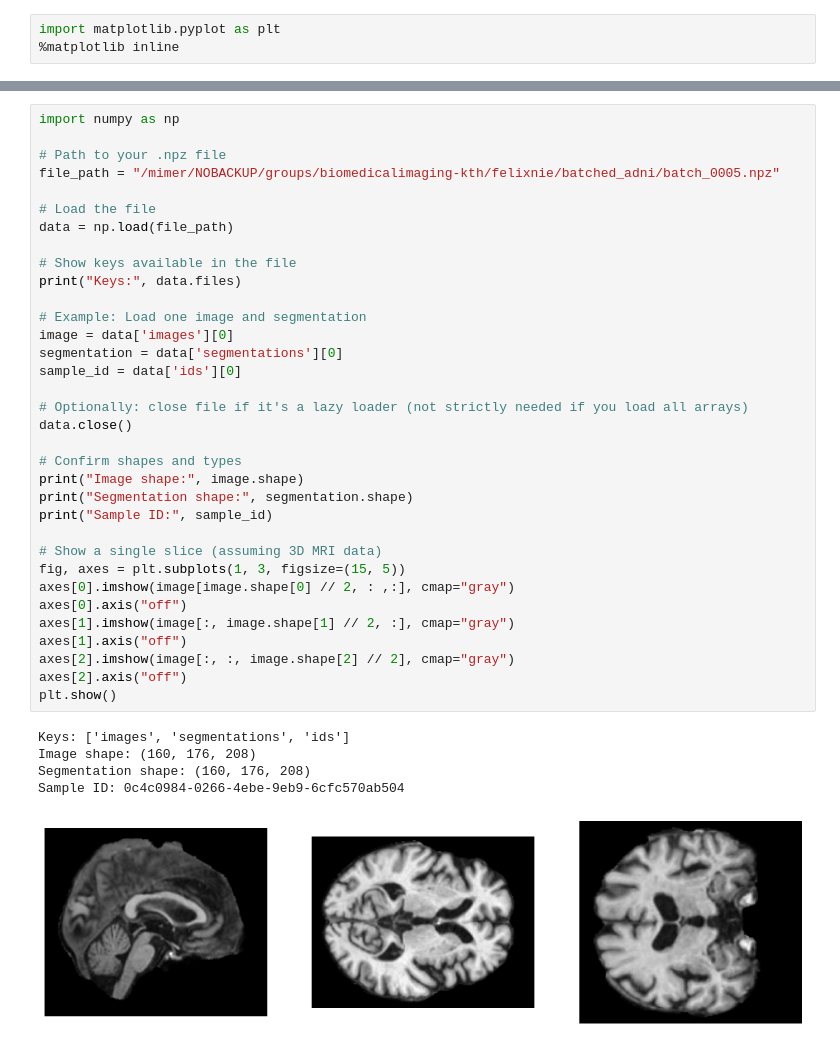
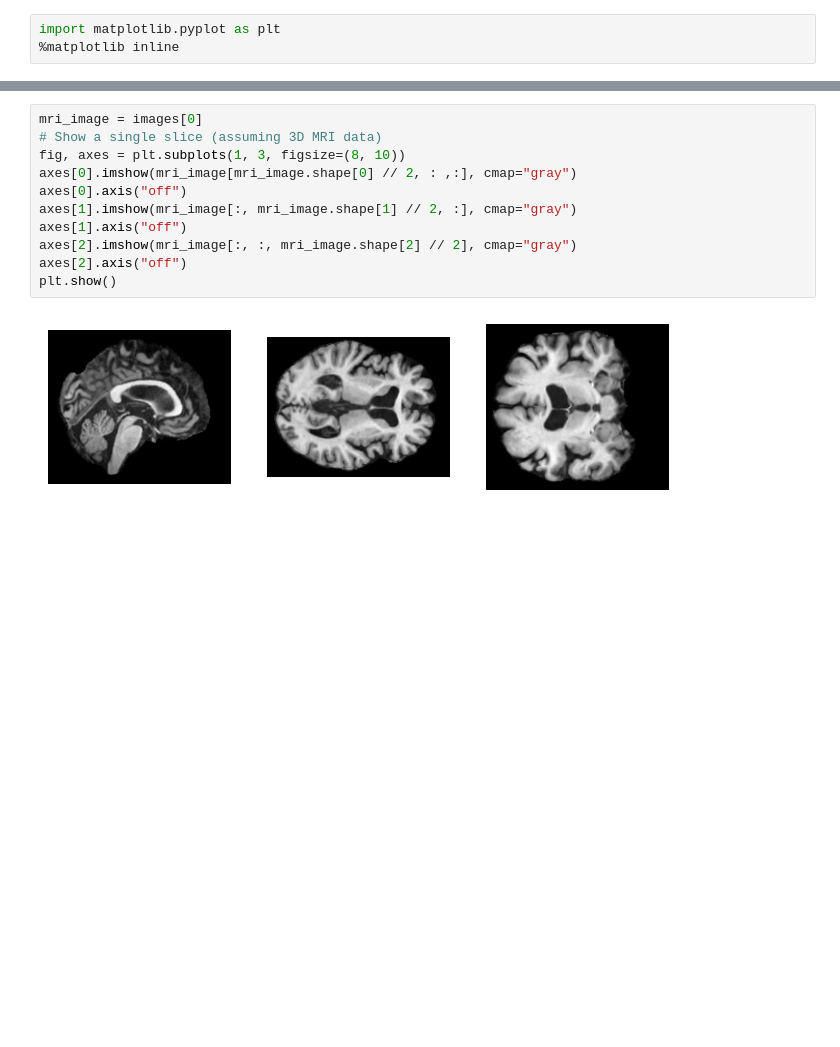
Before and after one commit to minnelab/NeuroCBIR, a Jupyter notebook: notebooks/contrastive_learning_training.ipynb, the cells around one changed output, grey strips where cells are left out. Drawn from its saved outputs; the diff is of its cells as text; blank space fills up the shorter version.

```diff
--- a/notebooks/contrastive_learning_training.ipynb
+++ b/notebooks/contrastive_learning_training.ipynb
@@ -237,40 +243,13 @@ import matplotlib.pyplot as plt
 # %%
-import numpy as np
-
-# Path to your .npz file
-file_path = "/mimer/NOBACKUP/groups/biomedicalimaging-kth/felixnie/batched_adni/batch_0005.npz"
-
-# Load the file
-data = np.load(file_path)
-
-# Show keys available in the file
-print("Keys:", data.files)
-
-# Example: Load one image and segmentation
-image = data['images'][0]
-segmentation = data['segmentations'][0]
-sample_id = data['ids'][0]
-
-# Optionally: close file if it's a lazy loader (not strictly needed if you load all arrays)
-data.close()
-
-# Confirm shapes and types
-print("Image shape:", image.shape)
-print("Segmentation shape:", segmentation.shape)
-print("Sample ID:", sample_id)
-
+mri_image = images[0]
 # Show a single slice (assuming 3D MRI data)
-fig, axes = plt.subplots(1, 3, figsize=(15, 5))
-axes[0].imshow(image[image.shape[0] // 2, : ,:], cmap="gray")
+fig, axes = plt.subplots(1, 3, figsize=(8, 10))
+axes[0].imshow(mri_image[mri_image.shape[0] // 2, : ,:], cmap="gray")
 axes[0].axis("off")
-axes[1].imshow(image[:, image.shape[1] // 2, :], cmap="gray")
+axes[1].imshow(mri_image[:, mri_image.shape[1] // 2, :], cmap="gray")
 axes[1].axis("off")
-axes[2].imshow(image[:, :, image.shape[2] // 2], cmap="gray")
+axes[2].imshow(mri_image[:, :, mri_image.shape[2] // 2], cmap="gray")
 axes[2].axis("off")
 plt.show()
 # %% [output]
-Keys: ['images', 'segmentations', 'ids']
-Image shape: (160, 176, 208)
-Segmentation shape: (160, 176, 208)
-Sample ID: 0c4c0984-0266-4ebe-9eb9-6cfc570ab504
-[figure, old version]
+[figure, new version]
```
Also changed, not shown: parts of 17 cells of this notebook, 1 other file.
